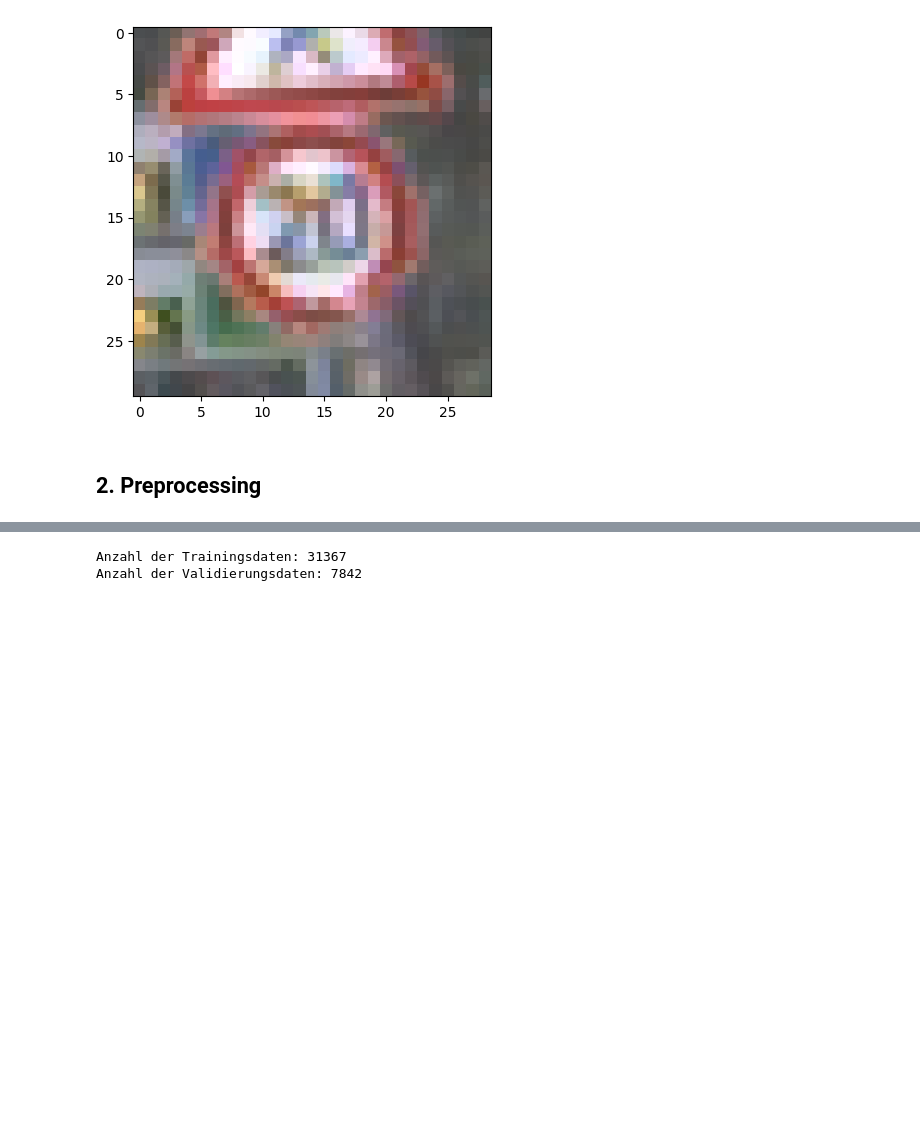
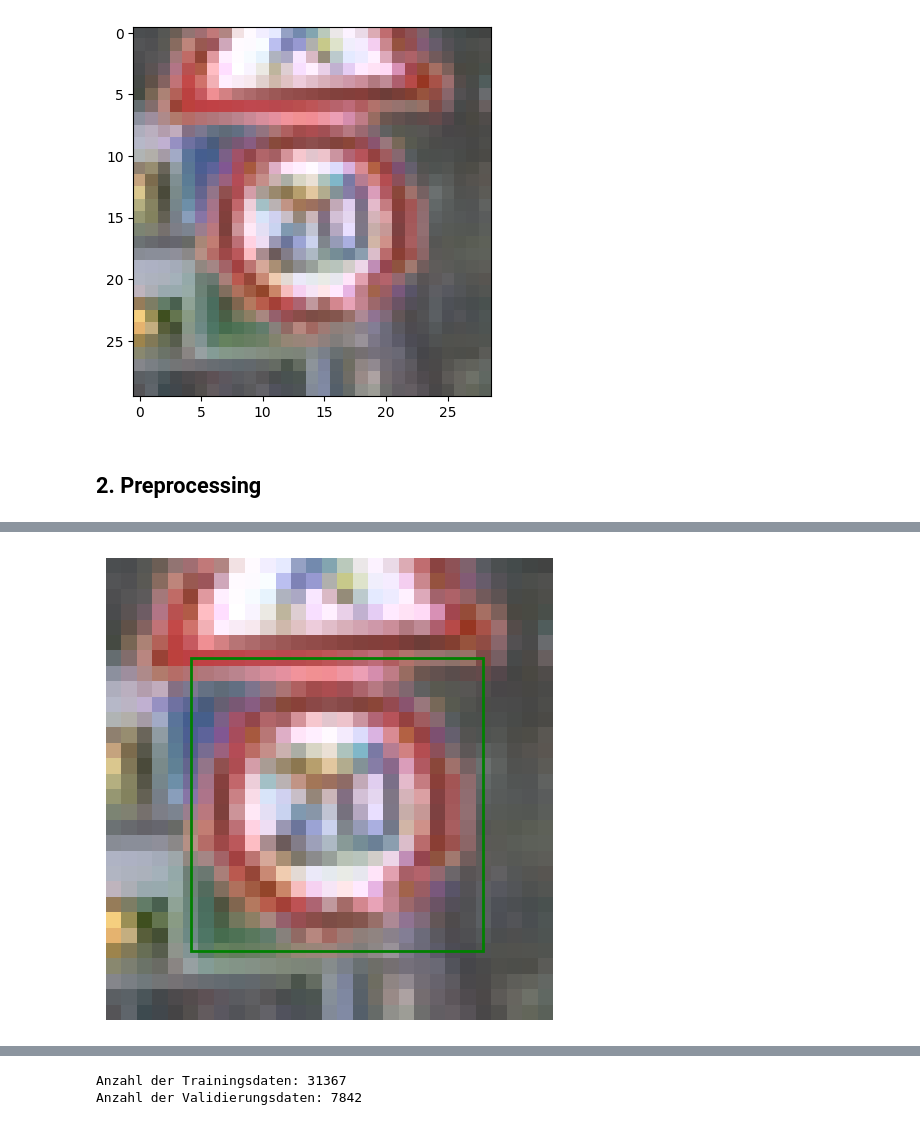
Before and after one commit to aKravtschenko/gtsrb-objectdetection, a Jupyter notebook: my_faster_rcnn.ipynb, the cells around one changed output, grey strips where cells are left out. Saved outputs shown, nothing was run; the diff lists cells and outputs as text; code cells hidden in the pictures; blank space fills up the shorter version.

```diff
--- a/my_faster_rcnn.ipynb
+++ b/my_faster_rcnn.ipynb
@@ -190,0 +266,4 @@ N_CLASSES = 43
+# %%
+display_image_with_bbox(plt.imread(df_train['Path'][0]), df_roi)
+# %% [output]
+[figure, added]
```
Also changed, not shown: parts of 19 cells of this notebook, 19 other files.
